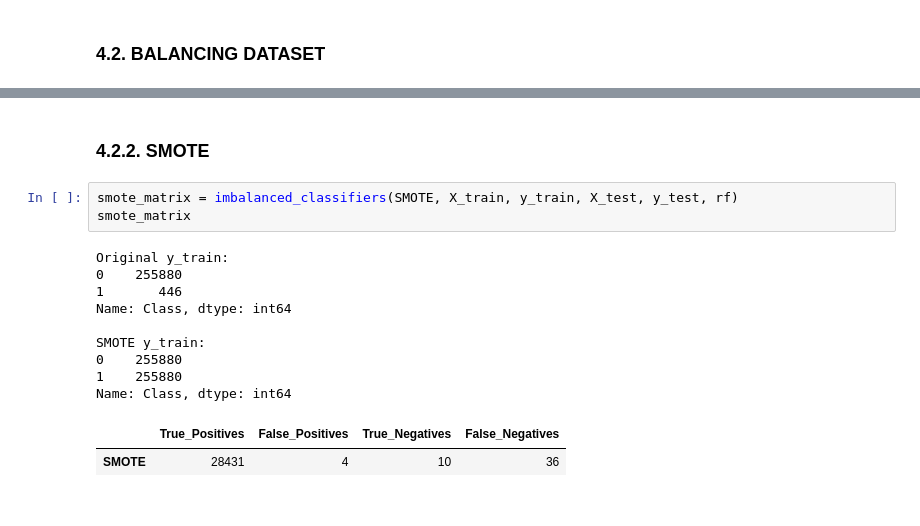
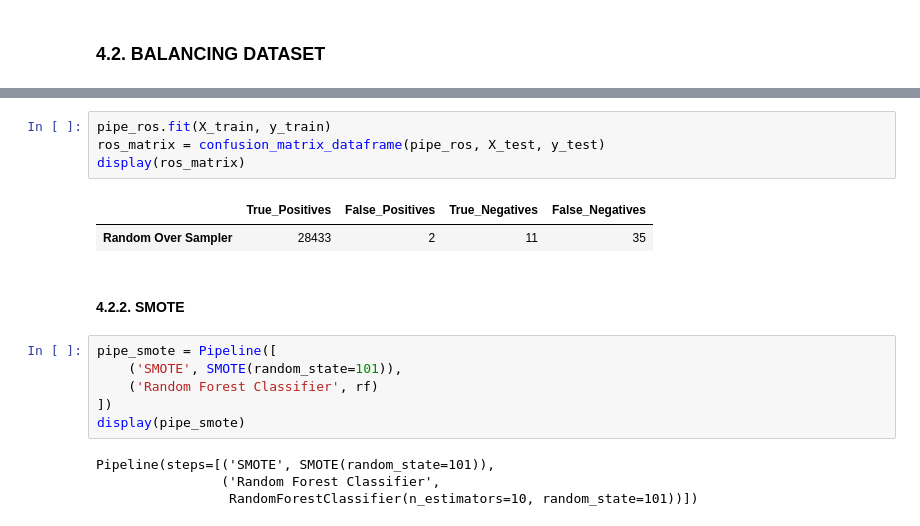
Before and after one commit to leomarfmn/imbalanced-data-fraud-detection, a Jupyter notebook: Imbalanced data - Fraud detection.ipynb, the cells around one changed output, grey strips where cells are left out. Cells and saved outputs as stored; diff of their text form.

```diff
--- a/Imbalanced data - Fraud detection.ipynb
+++ b/Imbalanced data - Fraud detection.ipynb
@@ -238,17 +267,19 @@ Name: Class, dtype: int64
+# %%
+pipe_ros.fit(X_train, y_train)
+ros_matrix = confusion_matrix_dataframe(pipe_ros, X_test, y_test)
+display(ros_matrix)
+# %% [output]
+|  | True_Positives | False_Positives | True_Negatives | False_Negatives |
+| Random Over Sampler | 28433 | 2 | 11 | 35 |
 # %% [markdown]
-### 4.2.2. SMOTE
+#### 4.2.2. SMOTE
-# %%
-smote_matrix = imbalanced_classifiers(SMOTE, X_train, y_train, X_test, y_test, rf)
-smote_matrix
-# %% [output]
-Original y_train:
-0    255880
-1       446
-Name: Class, dtype: int64
-
-SMOTE y_train:
-0    255880
-1    255880
-Name: Class, dtype: int64
-|  | True_Positives | False_Positives | True_Negatives | False_Negatives |
-| SMOTE | 28431 | 4 | 10 | 36 |
+# %%
+pipe_smote = Pipeline([
+    ('SMOTE', SMOTE(random_state=101)),
+    ('Random Forest Classifier', rf)
+])
+display(pipe_smote)
+# %% [output]
+Pipeline(steps=[('SMOTE', SMOTE(random_state=101)),
+                ('Random Forest Classifier',
+                 RandomForestClassifier(n_estimators=10, random_state=101))])
```
Also changed, not shown: parts of 60 cells of this notebook.
